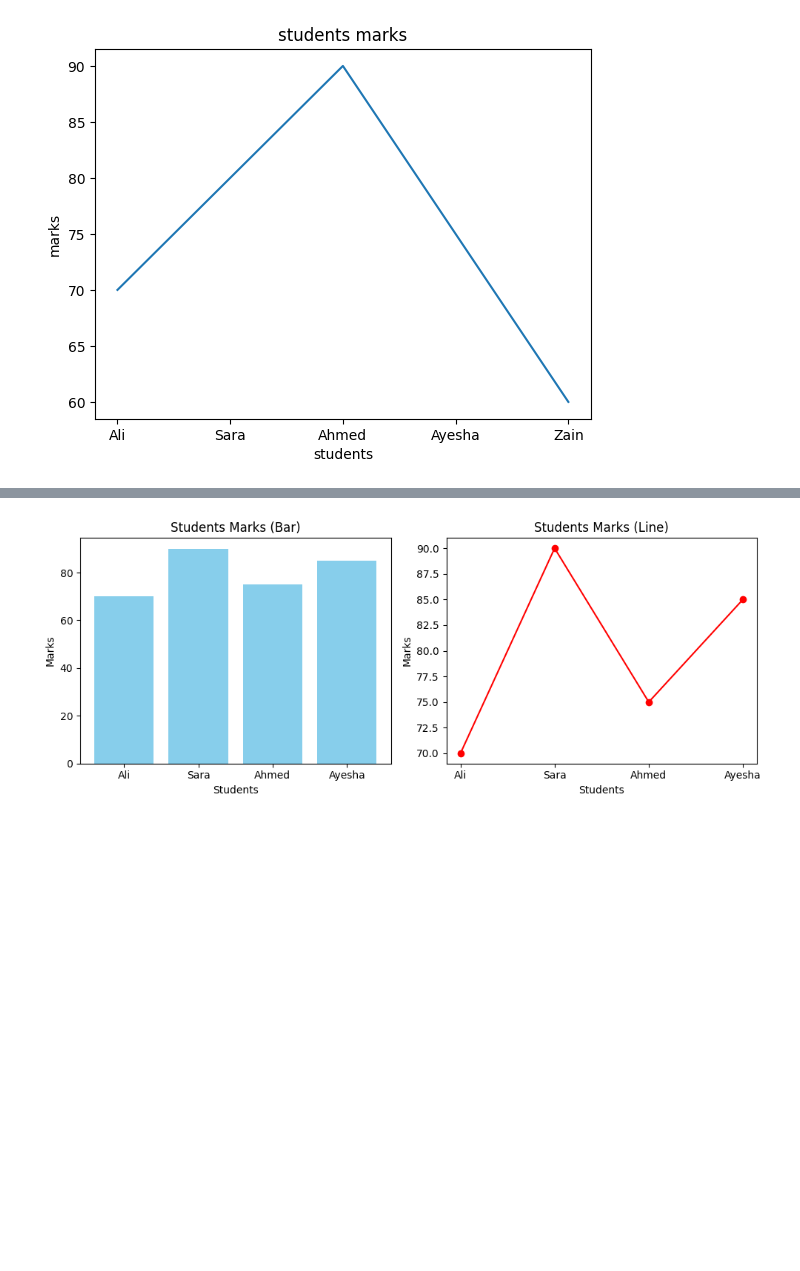
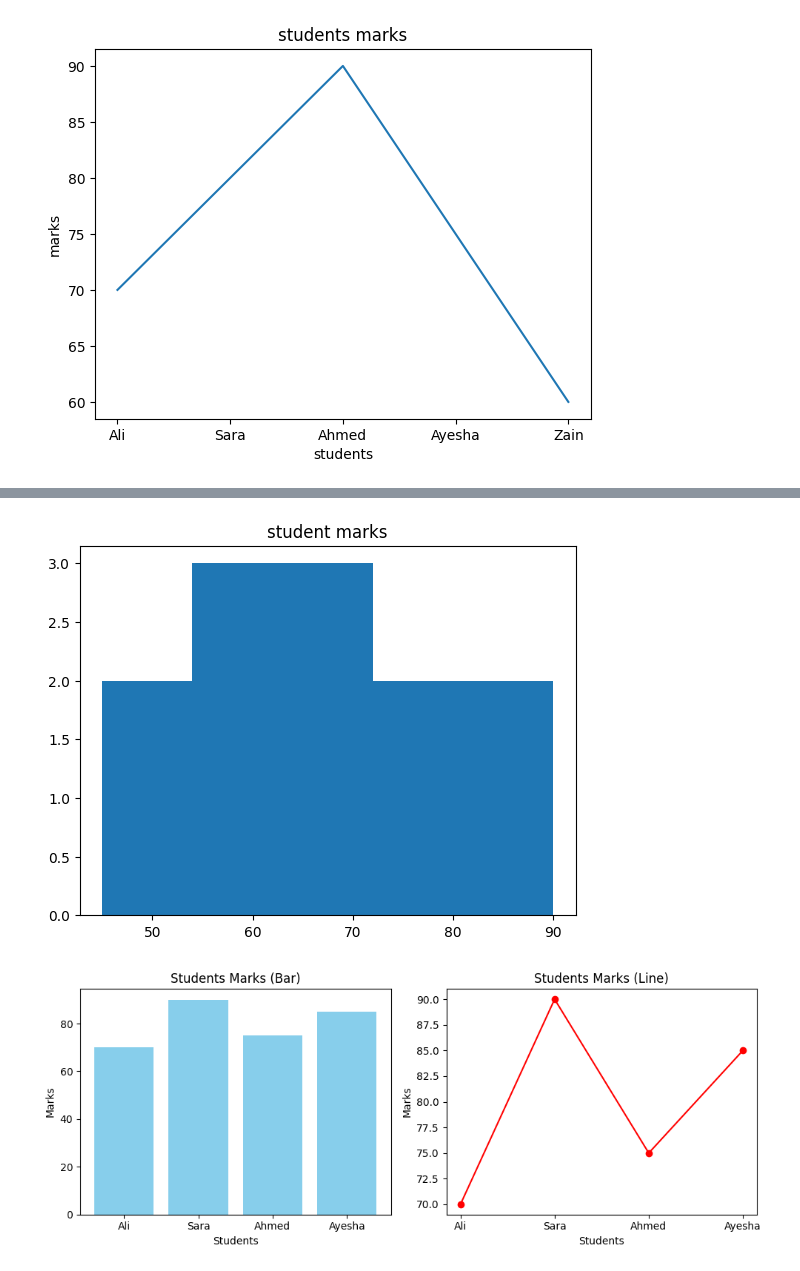
Before and after one commit to ummerooman224-lgtm/Matplotlib_Tasks, a Jupyter notebook: Matplotlib_Tasks.ipynb, the cells around one changed output, grey strips where cells are left out. Saved outputs shown, nothing was run; the diff lists cells and outputs as text; code cells hidden in the pictures; blank space fills up the shorter version.

```diff
--- a/Matplotlib_Tasks.ipynb
+++ b/Matplotlib_Tasks.ipynb
@@ -57,3 +58,10 @@ plt.show()
+# %%
+marks =[45, 50, 55, 60, 60, 65, 70, 70, 75, 80, 85, 90]
+plt.hist(marks, bins=5)
+plt.title("student marks")
+plt.show()
+# %% [output]
+[figure, added]
 # %%
 import matplotlib.pyplot as plt
 
```
Also changed, not shown: parts of 8 cells of this notebook.
